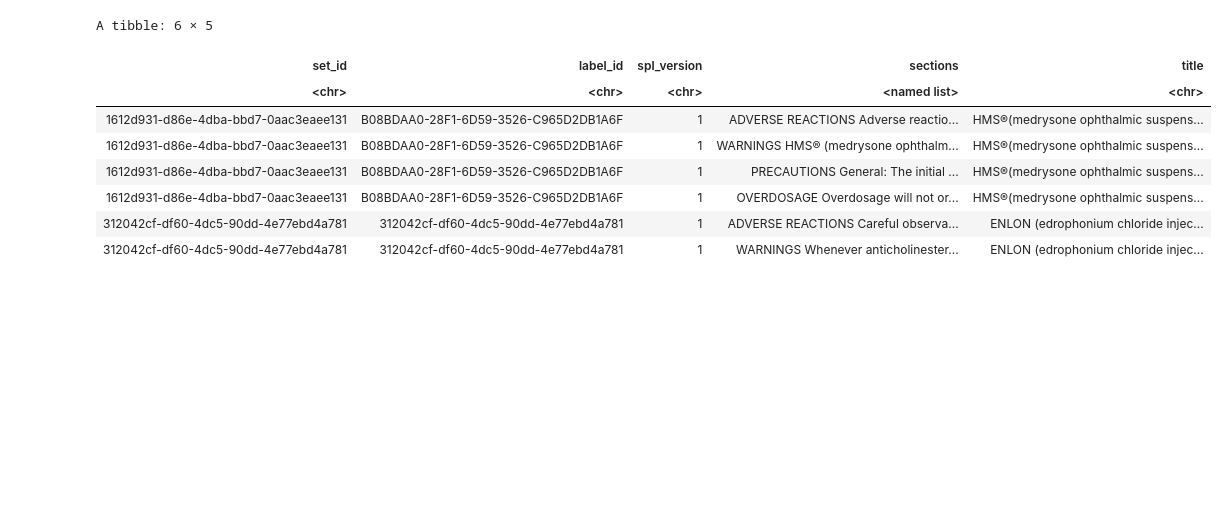
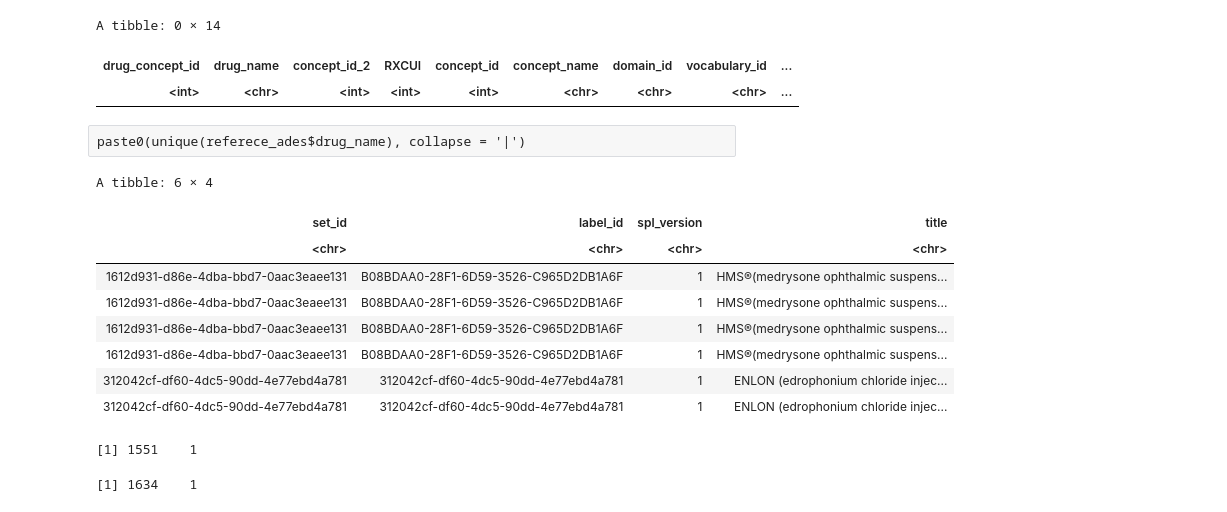
Before and after one commit to tatonetti-lab/causal-drug-ades, a Jupyter notebook: get_reference_labels.ipynb, the cells around one changed output. Drawn from its saved outputs; the diff is of its cells as text; code cells hidden in the pictures; blank space fills up the shorter version.

```diff
--- a/get_reference_labels.ipynb
+++ b/get_reference_labels.ipynb
@@ -21,0 +28,10 @@ paste0(unique(referece_ades$drug_name), collapse = '|')
+# %%
+reference_rxnorm <- reference_rxnorm %>%
+                        mutate(RXCUI = as.integer(RXCUI))
+reference_rxnorm %>% filter(is.na(RXCUI))
+# %% [output]
+A tibble: 0 × 14
+| drug_concept_id | drug_name | concept_id_2 | RXCUI | concept_id | concept_name | domain_id | vocabulary_id | ... |
+| <int> | <chr> | <int> | <int> | <int> | <chr> | <chr> | <chr> | ... |
+# %% [raw]
+paste0(unique(referece_ades$drug_name), collapse = '|')
@@ -25,14 +51,20 @@ files <- dir(path, pattern = "*.json")
 # %%
 data <- files %>%
        map_df(~fromJSON(file.path(path, .), flatten = TRUE))
-data %>% head()
+data %>% select(-sections) %>% head()
 # %% [output]
-A tibble: 6 × 5
+A tibble: 6 × 4
-| set_id | label_id | spl_version | sections | title |
-| <chr> | <chr> | <chr> | <named list> | <chr> |
-| 1612d931-d86e-4dba-bbd7-0aac3eaee131 | B08BDAA0-28F1-6D59-3526-C965D2DB1A6F | 1 | ADVERSE REACTIONS Adverse reactio... | HMS®(medrysone ophthalmic suspens... |
-| 1612d931-d86e-4dba-bbd7-0aac3eaee131 | B08BDAA0-28F1-6D59-3526-C965D2DB1A6F | 1 | WARNINGS HMS® (medrysone ophthalm... | HMS®(medrysone ophthalmic suspens... |
-| 1612d931-d86e-4dba-bbd7-0aac3eaee131 | B08BDAA0-28F1-6D59-3526-C965D2DB1A6F | 1 | PRECAUTIONS General: The initial ... | HMS®(medrysone ophthalmic suspens... |
-| 1612d931-d86e-4dba-bbd7-0aac3eaee131 | B08BDAA0-28F1-6D59-3526-C965D2DB1A6F | 1 | OVERDOSAGE Overdosage will not or... | HMS®(medrysone ophthalmic suspens... |
-| 312042cf-df60-4dc5-90dd-4e77ebd4a781 | 312042cf-df60-4dc5-90dd-4e77ebd4a781 | 1 | ADVERSE REACTIONS Careful observa... | ENLON (edrophonium chloride injec... |
-| 312042cf-df60-4dc5-90dd-4e77ebd4a781 | 312042cf-df60-4dc5-90dd-4e77ebd4a781 | 1 | WARNINGS Whenever anticholinester... | ENLON (edrophonium chloride injec... |
+| set_id | label_id | spl_version | title |
+| <chr> | <chr> | <chr> | <chr> |
+| 1612d931-d86e-4dba-bbd7-0aac3eaee131 | B08BDAA0-28F1-6D59-3526-C965D2DB1A6F | 1 | HMS®(medrysone ophthalmic suspens... |
+| 1612d931-d86e-4dba-bbd7-0aac3eaee131 | B08BDAA0-28F1-6D59-3526-C965D2DB1A6F | 1 | HMS®(medrysone ophthalmic suspens... |
+| 1612d931-d86e-4dba-bbd7-0aac3eaee131 | B08BDAA0-28F1-6D59-3526-C965D2DB1A6F | 1 | HMS®(medrysone ophthalmic suspens... |
+| 1612d931-d86e-4dba-bbd7-0aac3eaee131 | B08BDAA0-28F1-6D59-3526-C965D2DB1A6F | 1 | HMS®(medrysone ophthalmic suspens... |
+| 312042cf-df60-4dc5-90dd-4e77ebd4a781 | 312042cf-df60-4dc5-90dd-4e77ebd4a781 | 1 | ENLON (edrophonium chloride injec... |
+| 312042cf-df60-4dc5-90dd-4e77ebd4a781 | 312042cf-df60-4dc5-90dd-4e77ebd4a781 | 1 | ENLON (edrophonium chloride injec... |
+# %%
+data %>% distinct(set_id) %>% dim()
+rbind(data, train, gold) %>% distinct(set_id) %>% dim()
+# %% [output]
+[1] 1551    1
+[1] 1634    1
```
Also changed, not shown: parts of 35 cells of this notebook, 4 other files.
